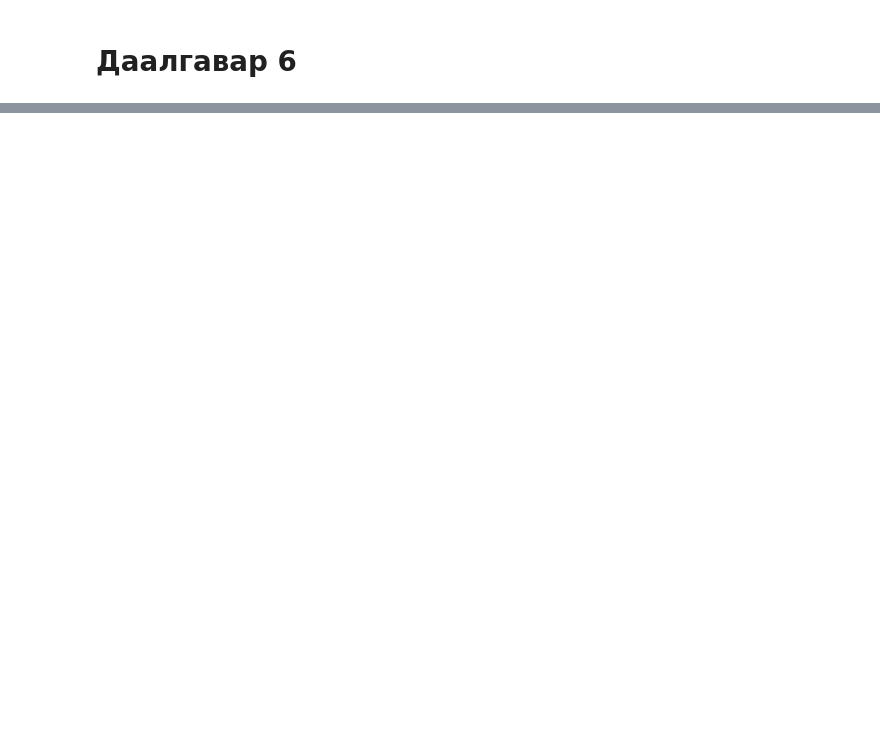
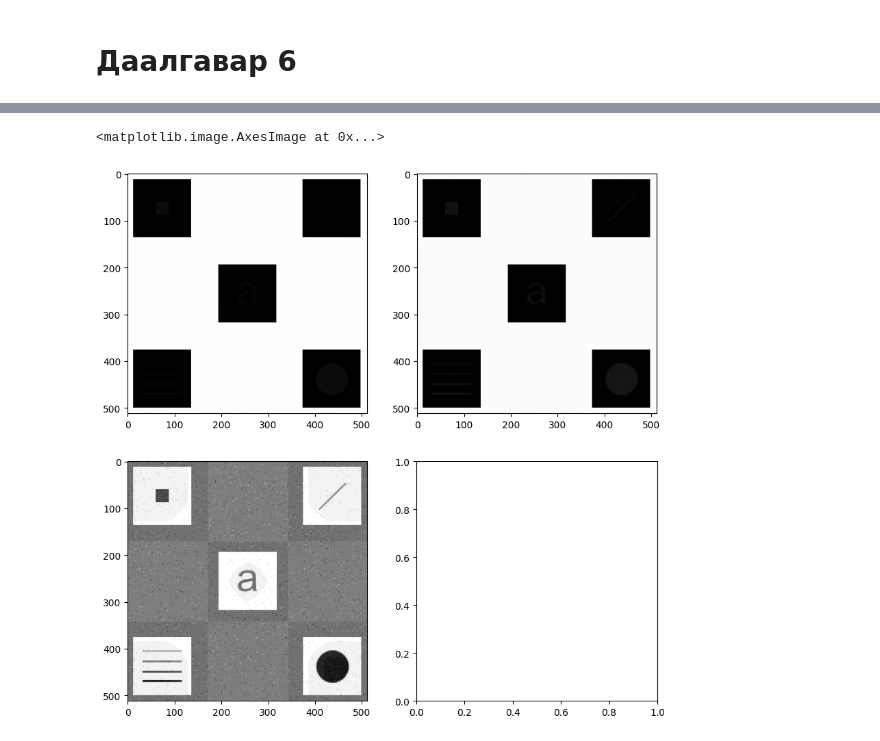
Before and after one commit to b4ljk/CourseWorksAt_NUM, a Jupyter notebook: pattern_recognition/lab2/main.ipynb, the cells around one changed output, grey strips where cells are left out. Cells and saved outputs as stored; diff of their text form; code cells hidden in the pictures; blank space fills up the shorter version.

```diff
--- a/pattern_recognition/lab2/main.ipynb
+++ b/pattern_recognition/lab2/main.ipynb
@@ -60 +60,21 @@ Text(0.5, 1.0, 'Histogram of Equalized 4')
 [figure]
+# %%
+# Даалгавар 7
+import cv2
+import numpy as np
+import matplotlib.pyplot as plt
+
+img = cv2.imread('chap3/Fig0326(a)(embedded_square_noisy_512).tif', 0)
+
+clahe: cv2.CLAHE = cv2.createCLAHE(clipLimit=2.0, tileGridSize=(3,3))
+enhanced = clahe.apply(img)
+equalization = np.uint8(enhanced * 250) # type: ignore
+
+fig, axs = plt.subplots(2, 2, figsize=(10, 10))
+
+axs[0, 0].imshow(img, cmap='gray')
+axs[0, 1].imshow(enhanced, cmap='gray')
+axs[1, 0].imshow(equalization, cmap='gray')
+# %% [output]
+<matplotlib.image.AxesImage at 0x...>
+[figure, added]
```
Also changed, not shown: parts of 5 cells of this notebook.
